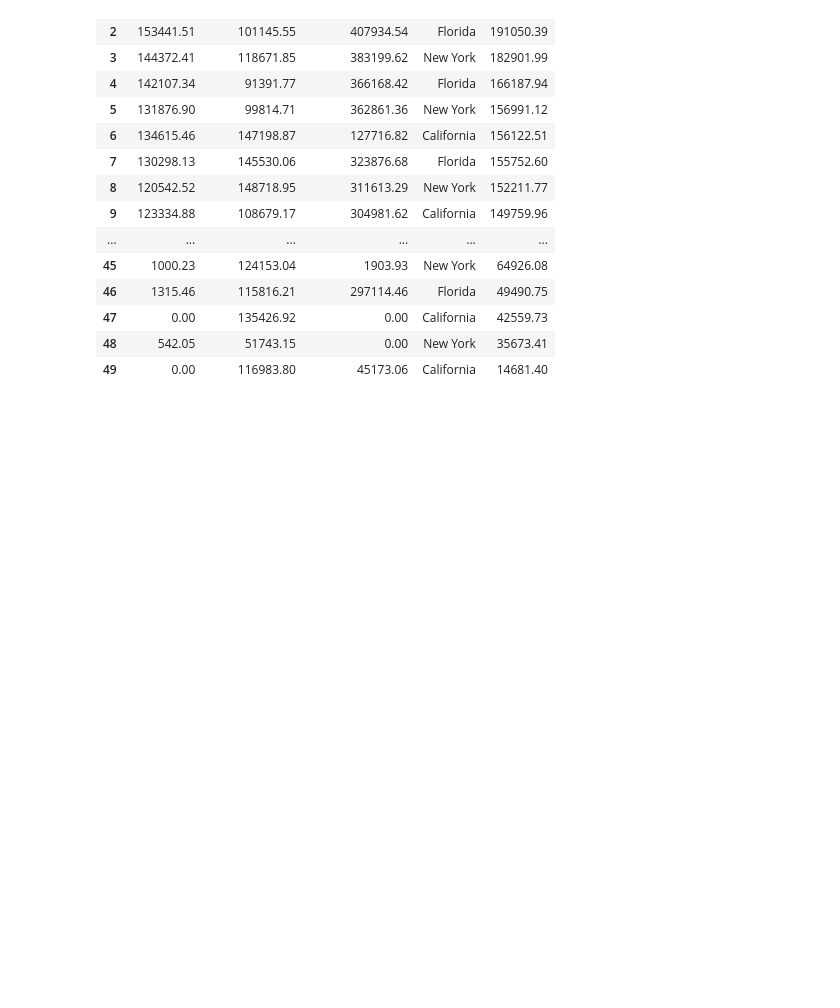
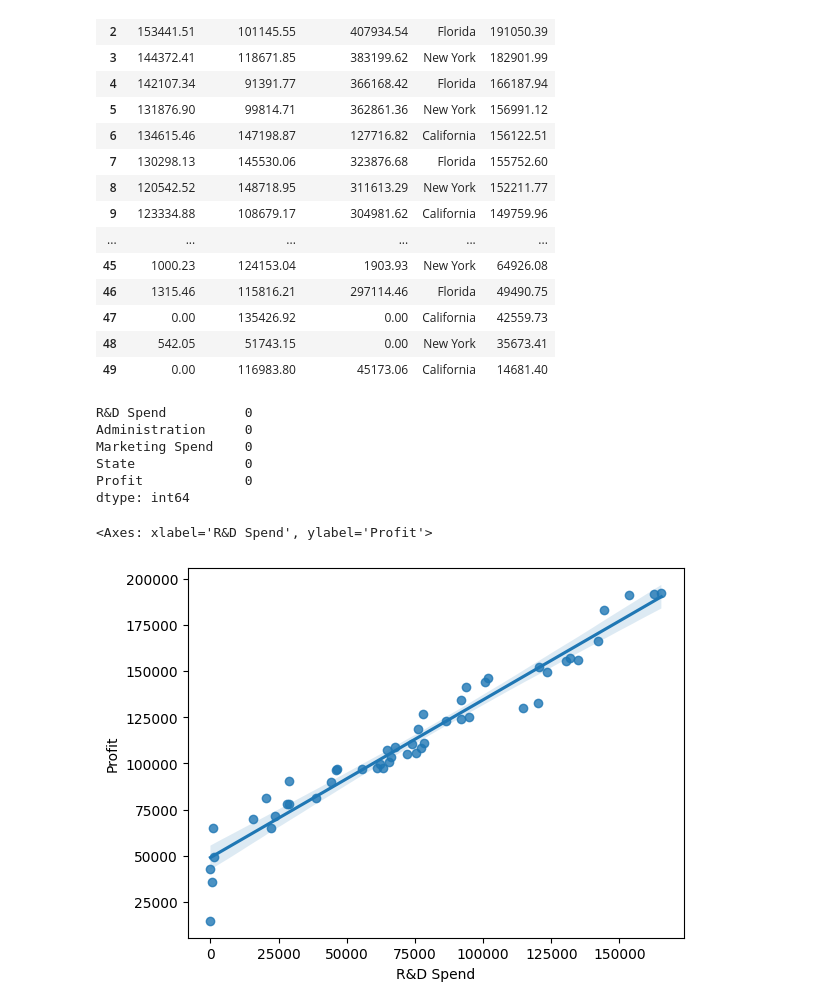
Before and after one commit to Suryansh2234/AI-ML-Digipodium, a Jupyter notebook: Regression/MultipleLinearRegression.ipynb, the cells around one changed output. Drawn from its saved outputs; the diff is of its cells as text; code cells hidden in the pictures; blank space fills up the shorter version.

```diff
--- a/Regression/MultipleLinearRegression.ipynb
+++ b/Regression/MultipleLinearRegression.ipynb
@@ -24,3 +24,17 @@ df
 | 47 | 0.00 | 135426.92 | 0.00 | California | 42559.73 |
 | 48 | 542.05 | 51743.15 | 0.00 | New York | 35673.41 |
 | 49 | 0.00 | 116983.80 | 45173.06 | California | 14681.40 |
+# %%
+df.isnull().sum()
+# %% [output]
+R&D Spend          0
+Administration     0
+Marketing Spend    0
+State              0
+Profit             0
+dtype: int64
+# %%
+sns.regplot(df, x='R&D Spend', y='Profit')
+# %% [output]
+<Axes: xlabel='R&D Spend', ylabel='Profit'>
+[figure, added]
```
Also changed, not shown: parts of 1 cell of this notebook.
